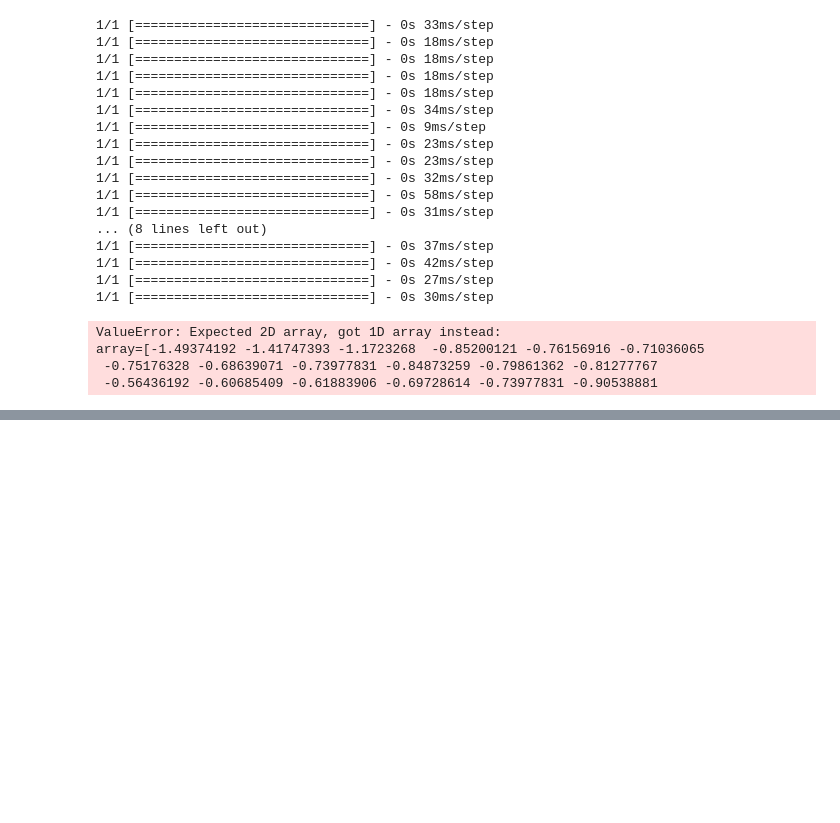
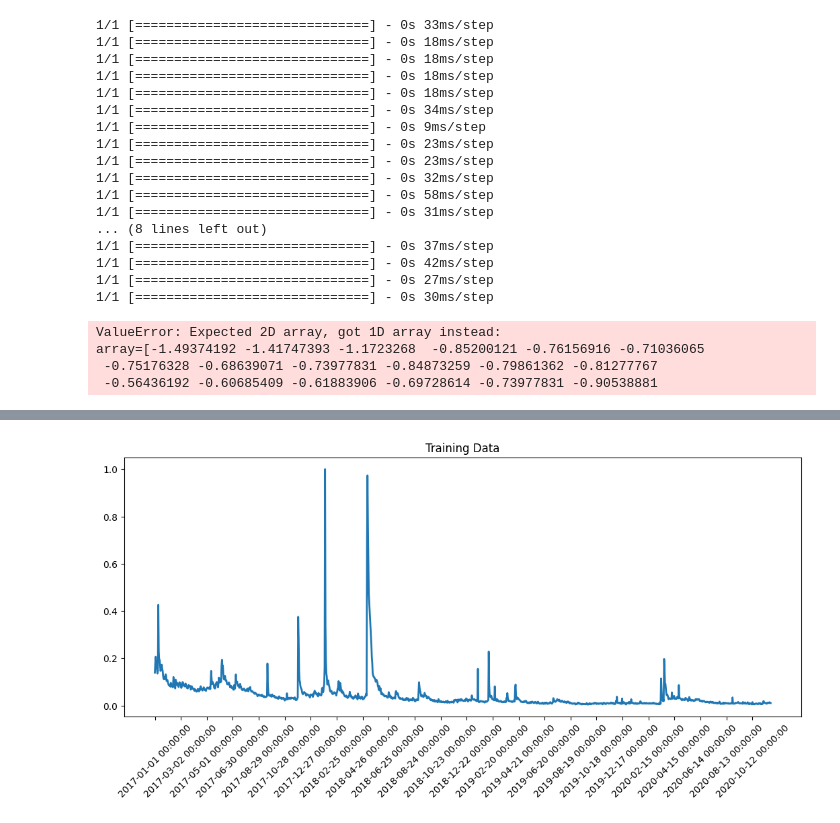
Before and after one commit to AmalCPauly/Web-Traffic-Time-Series-Forecasting, a Jupyter notebook: web-traffic-forecasting.ipynb, the cells around one changed output, grey strips where cells are left out. Cells and saved outputs as stored; diff of their text form; code cells hidden in the pictures; blank space fills up the shorter version.

```diff
--- a/web-traffic-forecasting.ipynb
+++ b/web-traffic-forecasting.ipynb
@@ -1004,0 +952,5 @@ forecast[-30:].reset_index()['yhat'].plot()
+# %%
+articles = get_article_list()
+visitors_df = get_stacked_df().loc[articles[0]]
+visitors_df.reset_index(inplace = True)
+visitors_df
@@ -1004,0 +984,10 @@ forecast[-30:].reset_index()['yhat'].plot()
+# %%
+# build a dataframe with 3 columns: date, close price, target price (for the prediction)
+df = pd.DataFrame({'date': visitors_df['date'], 'current': visitors_df['visitors']})
+
+# Build the target prices i.e. the next day's close price
+df['target'] = df['current'].shift(-1) # Target stock price today will be tomorrow's price
+
+# Remove the last row as it will be a NaN for the target column
+df = df[:-1]
+df
@@ -1004,0 +1008,23 @@ forecast[-30:].reset_index()['yhat'].plot()
+# %%
+# Scale the data
+scaler = MinMaxScaler()
+df_scaled = scaler.fit_transform(df.drop(columns = ['date']))
+
+# Creating Feature and Target
+X = df_scaled[:,:1] # the close price
+y = df_scaled[:,1:] # the target column
+
+# Spliting the data this way, since order is important in time-series
+X_train, X_test, y_train, y_test = train_test_split(X, y, test_size=0.35, random_state=42, shuffle=False)
+
+train_dates = df.date[:int(len(X)*0.65)]
+test_dates =  df.date[int(len(X)*0.65):]
+# %%
+fig, ax = plt.subplots(figsize=(13, 5))
+ax.plot(X_train, linewidth=2)
+ax.set_xticks(range(0, len(train_dates.values), 60))
+ax.set_xticklabels(pd.to_datetime(train_dates.values[::60]), rotation=45)
+ax.set_title('Training Data')
+plt.show()
+# %% [output]
+[figure, added]
```
Also changed, not shown: parts of 70 cells of this notebook.
